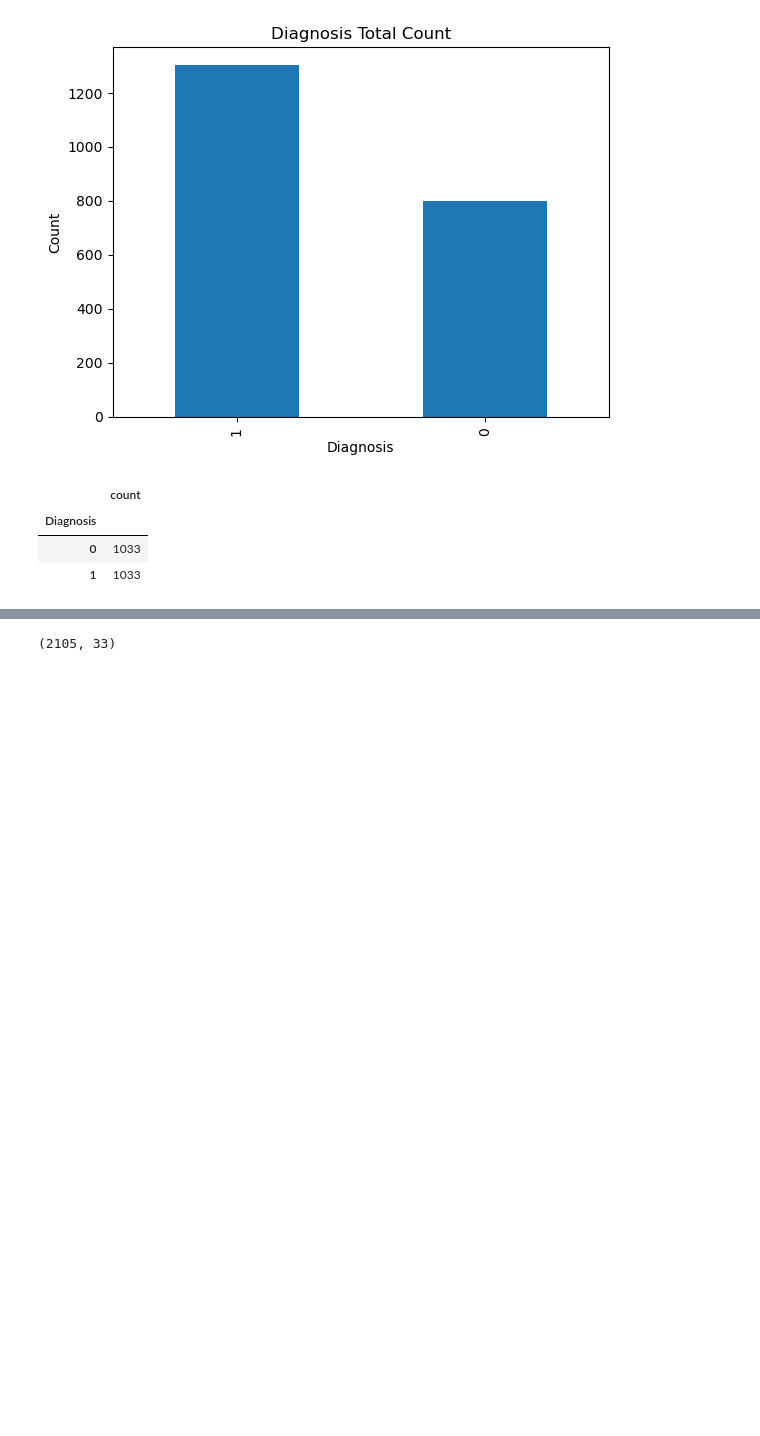
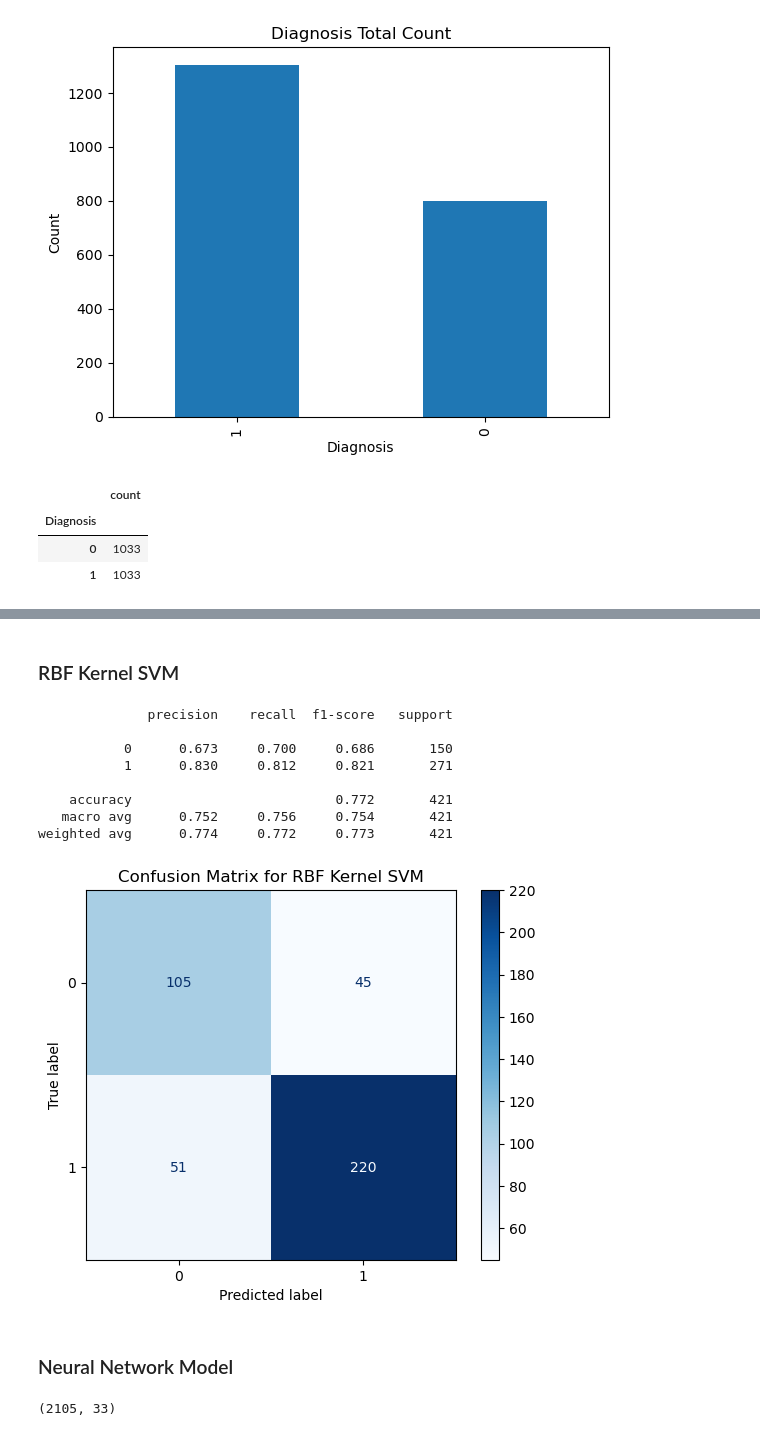
Before and after one commit to julianag27/ml-project, a Jupyter notebook: FinalProject.ipynb, the cells around one changed output, grey strips where cells are left out. Cells and saved outputs as stored; diff of their text form; code cells hidden in the pictures; blank space fills up the shorter version.

```diff
--- a/FinalProject.ipynb
+++ b/FinalProject.ipynb
@@ -103,3 +151,36 @@ display(Y_train.value_counts().to_frame('count'))
+# %% [markdown]
+### RBF Kernel SVM
+# %%
+from sklearn.svm import SVC
+
+rbf = SVC(C=1, kernel='rbf', gamma='scale')
+rbf.fit(X_train, Y_train)
+Y_pred_rbf = rbf.predict(X_test)
+
+from sklearn.metrics import classification_report, accuracy_score
+from sklearn.metrics import confusion_matrix, ConfusionMatrixDisplay
+
+# Evaluation for RBF Kernel SVM
+report = classification_report(Y_test, Y_pred_rbf, digits=3)
+print(report)
+
+cm = confusion_matrix(Y_test, Y_pred_rbf)
+disp = ConfusionMatrixDisplay(confusion_matrix=cm, display_labels=[0, 1])
+disp.plot(cmap=plt.cm.Blues)
+plt.title("Confusion Matrix for RBF Kernel SVM")
+plt.show()
+# %% [output]
+              precision    recall  f1-score   support
+
+           0      0.673     0.700     0.686       150
+           1      0.830     0.812     0.821       271
+
+    accuracy                          0.772       421
+   macro avg      0.752     0.756     0.754       421
+weighted avg      0.774     0.772     0.773       421
+[figure, added]
+# %% [markdown]
+### Neural Network Model
 # %%
 from keras.callbacks import ReduceLROnPlateau
 
```
Also changed, not shown: parts of 7 cells of this notebook.
